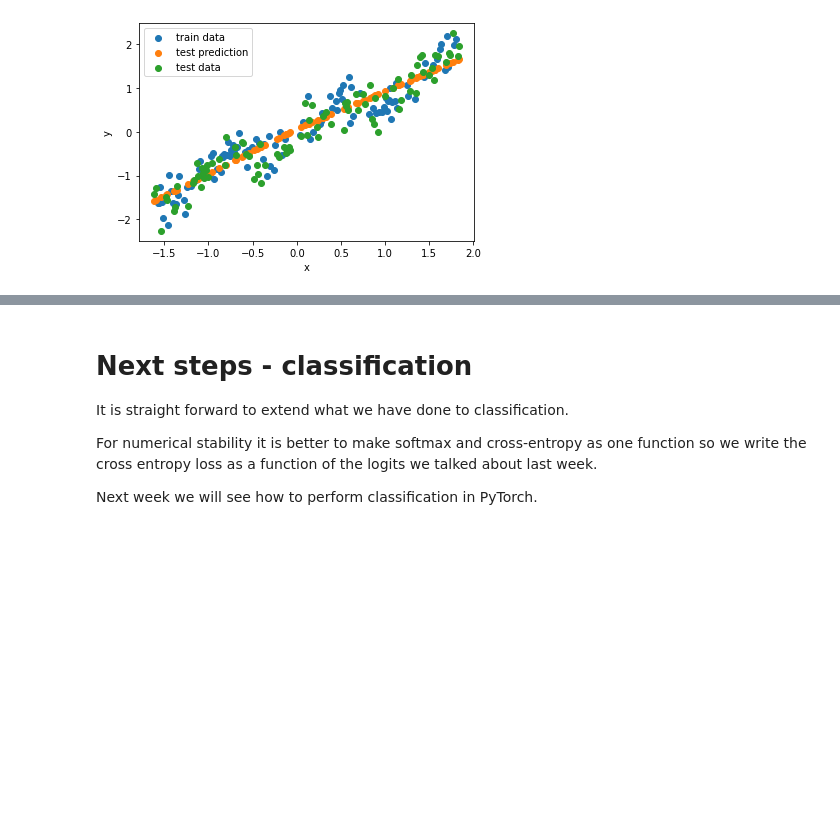
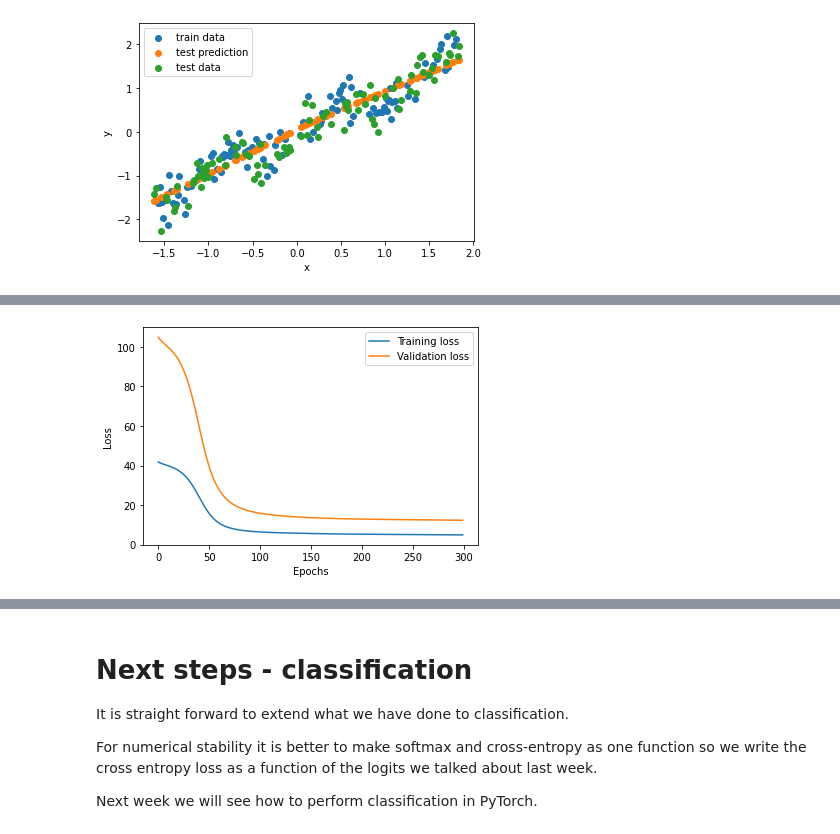
Before and after one commit to kristinanett/02456-deep-learning-with-PyTorch, a Jupyter notebook: 2_Feedforward_Python/2.1-EXE-FNN-AutoDif-Nanograd.ipynb, the cells around one changed output, grey strips where cells are left out. Cells and saved outputs as stored; diff of their text form; code cells hidden in the pictures; blank space fills up the shorter version.

```diff
--- a/2_Feedforward_Python/2.1-EXE-FNN-AutoDif-Nanograd.ipynb
+++ b/2_Feedforward_Python/2.1-EXE-FNN-AutoDif-Nanograd.ipynb
@@ -1021,0 +1032,50 @@ plt.show()
+# %%
+# Insert your code for getting overfitting, underfitting and just right fitting
+#Overfitting model training
+
+half = (len(x_train))//2
+x_train_small = x_train[: half]                                                 #Decreasing the training set by half to achieve overfitting
+y_train_small = y_train[: half]
+
+NN = [
+    DenseLayer(1, 16, lambda x: x.relu()),                                      #Adding an additional layer and increasing the number of hidden units in a layer to to 16 to achieve
+    DenseLayer(16, 16, lambda x: x.relu()),                                     #overfitting
+    DenseLayer(16, 1, lambda x: x.identity())]
+
+EPOCHS = 300
+LEARN_R = 1e-3
+
+train_loss = []
+val_loss = []
+
+for e in range(EPOCHS):
+
+    # Forward pass and loss computation
+    Loss = squared_loss(y_train_small, forward(x_train_small, NN))
+
+    # Backward pass
+    Loss.backward()
+
+    # gradient descent update
+    update_parameters(parameters(NN), LEARN_R)
+    zero_gradients(parameters(NN))
+
+    # Training loss
+    train_loss.append(Loss.v)
+
+    # Validation
+    Loss_validation = squared_loss(y_validation, forward(x_validation, NN))
+    val_loss.append(Loss_validation.v)
+
+    if e%10==0:
+        print("{:4d}".format(e),
+              "({:5.2f}%)".format(e/EPOCHS*100),
+              "Train loss: {:4.3f} \t Validation loss: {:4.3f}".format(train_loss[-1], val_loss[-1]))
+
+plt.plot(range(len(train_loss)), train_loss, label="Training loss");
+plt.plot(range(len(val_loss)), val_loss, label="Validation loss");
+plt.xlabel("Epochs");
+plt.ylabel("Loss");
+plt.legend();
+plt.show()
+# %% [output]
@@ -1021,0 +1099 @@ plt.show()
+[figure, added]
```
Also changed, not shown: parts of 17 cells of this notebook.
